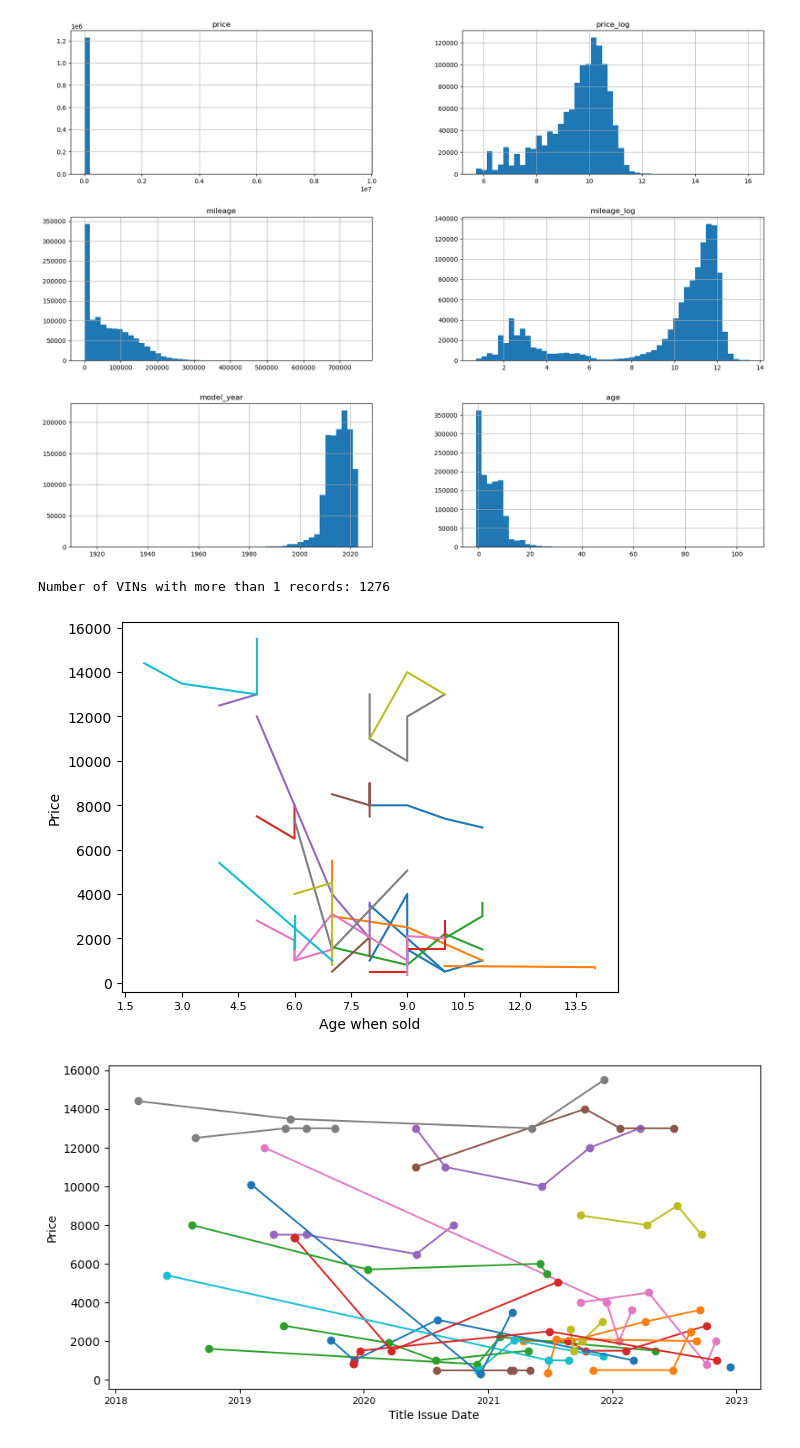
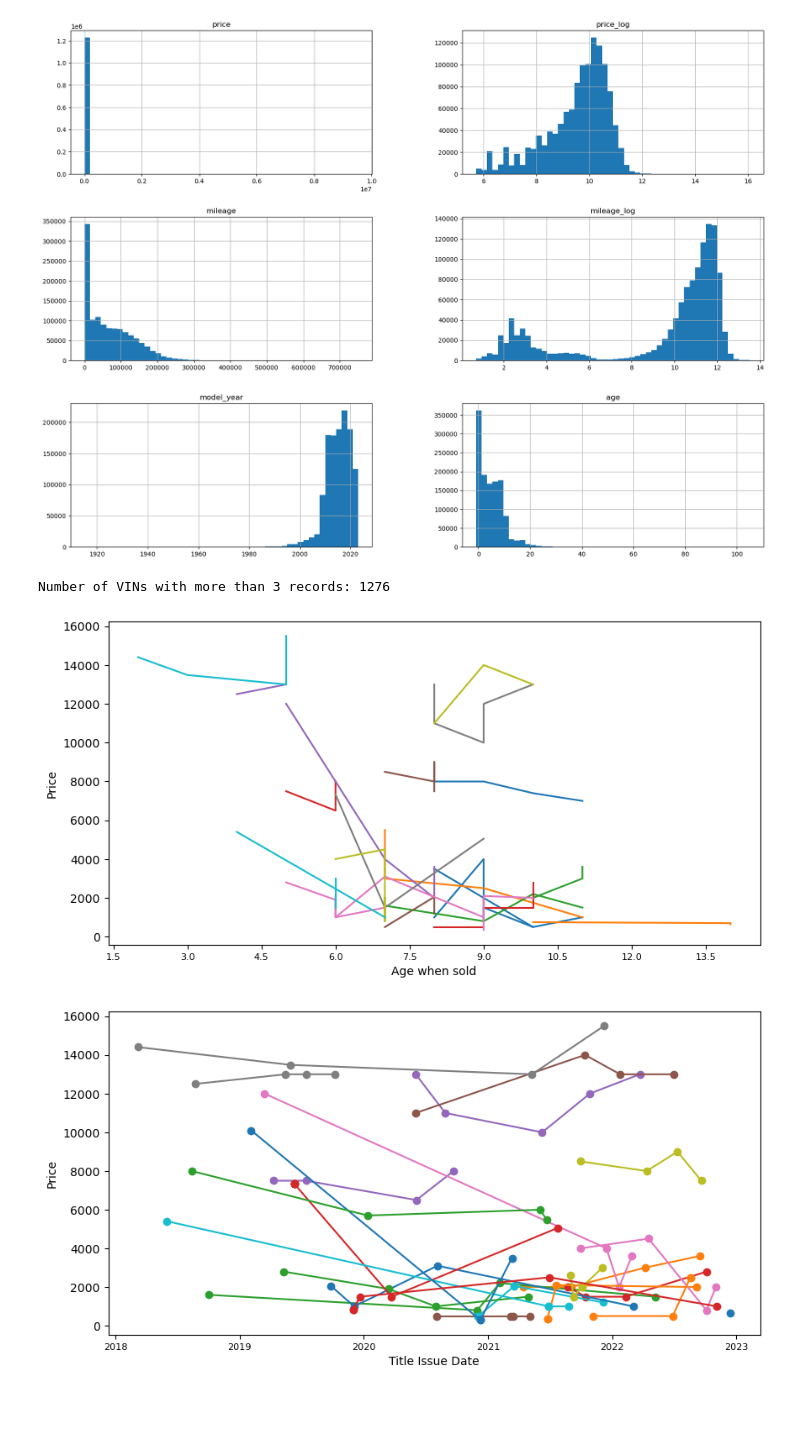
Before and after one commit to xiebozhi/IS6703_CarRegistrations_wde677, a Jupyter notebook: TP - Car Registrations - 2 & 3) Analysis and Linear Regression.ipynb, the cells around one changed output. Drawn from its saved outputs; the diff is of its cells as text; code cells hidden in the pictures; blank space fills up the shorter version.

```diff
--- a/TP - Car Registrations - 2 & 3) Analysis and Linear Regression.ipynb
+++ b/TP - Car Registrations - 2 & 3) Analysis and Linear Regression.ipynb
@@ -204,9 +205,9 @@ vin_counts = sorted['vin'].value_counts()
 multiple_vins = vin_counts[vin_counts > 3].index
 
 sorted = sorted[sorted['vin'].isin(multiple_vins)] #refactor here?
-print("Number of VINs with more than 1 records:", len(multiple_vins))
+print("Number of VINs with more than 3 records:", len(multiple_vins))
 # %% [output]
-Number of VINs with more than 1 records: 1276
+Number of VINs with more than 3 records: 1276
 # %%
 import matplotlib.pyplot as plt
 from matplotlib.dates import DateFormatter
@@ -216,35 +217,35 @@ from matplotlib.dates import DateFormatter
 
 # Slice the middle 200 entries
 start_idx = 80 #(len(sorted) - 100) // 2
 end_idx = start_idx + 100
 grouped = sorted.iloc[start_idx:end_idx]
 grouped = grouped.groupby('vin')
 
 
 vin_data = {vin: data[['age', 'price']] for vin, data in grouped}
 
 # Create a color map for the plot
 color_map = plt.get_cmap('tab10', len(vin_data))
 
 # Plot each VIN's data as a separate line with a different color
-fig, ax = plt.subplots()
+fig, ax = plt.subplots( figsize=(10, 5) )
 for i, (vin, data) in enumerate(vin_data.items()):
     color = color_map(i)
 
     ax.plot(data['age'], data['price'], label=vin, color=color)
 
 # Format the x-axis to show years and months
 ax.xaxis.set_major_locator(plt.MaxNLocator(10))
 
 ax.tick_params(axis='x', which='major', labelsize=8) # Set the font size of x-axis labels
 
     # Add a legend and axis labels
 #ax.legend()
 ax.set_xlabel('Age when sold')
 ax.set_ylabel('Price')
 plt.show()
 # %% [output]
-[figure, old version]
+[figure, new version]
 # %%
 # Plot scatterplot with lines connecting records for each VIN
 fig, ax = plt.subplots( figsize=(10, 5) )
```
Also changed, not shown: parts of 32 cells of this notebook.
